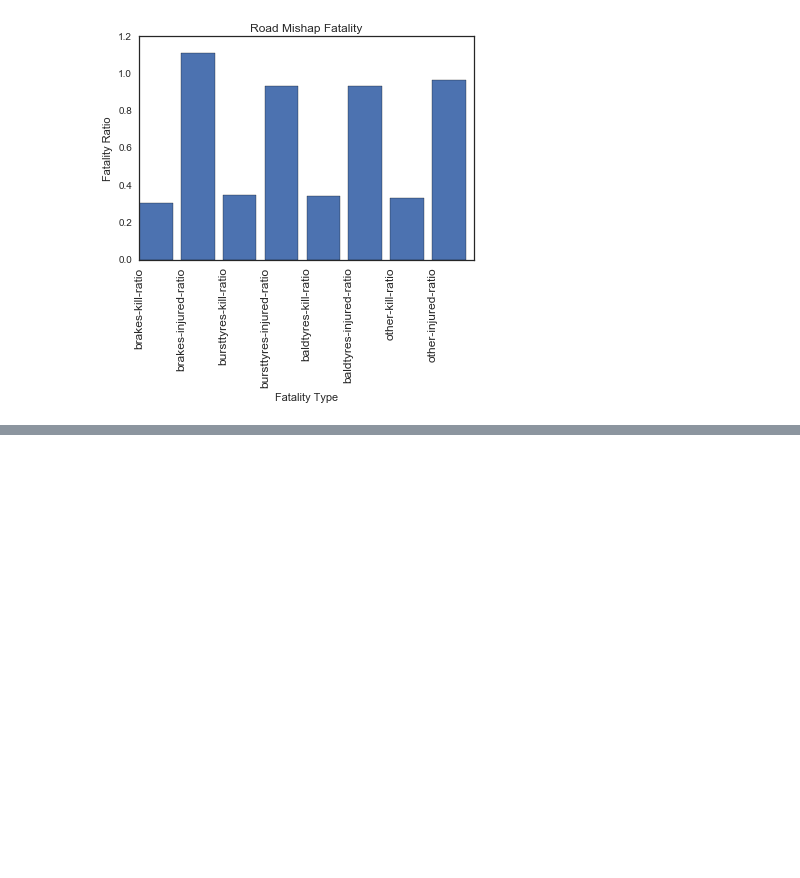
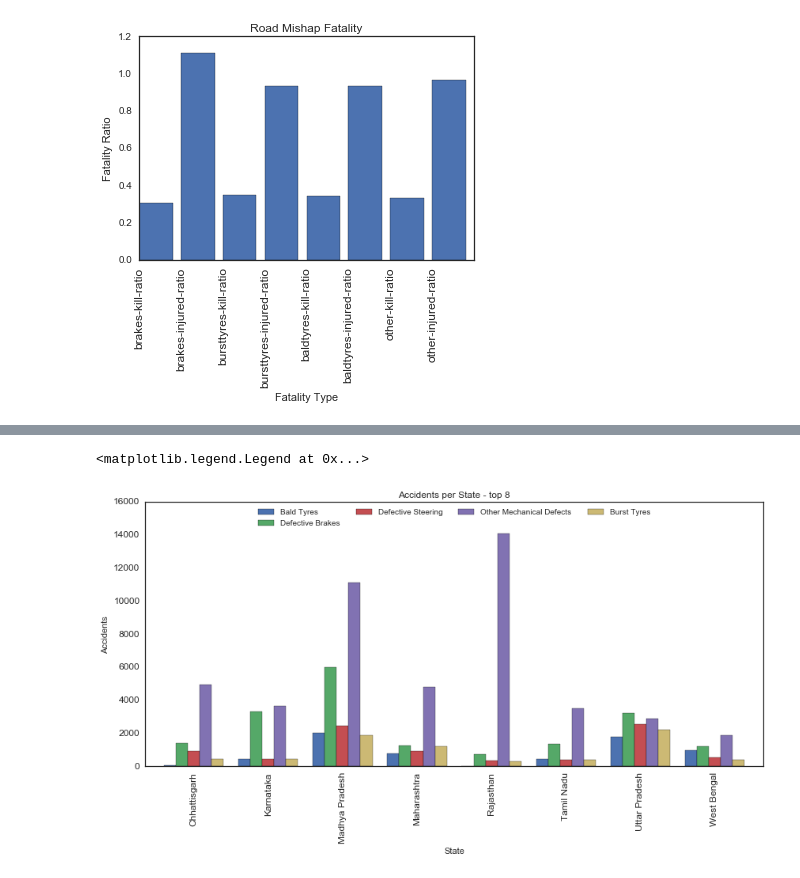
Before and after one commit to dbiswa4/python-projects, a Jupyter notebook: spring-2017/src/data-viz/proj/vehicle-defect-01.ipynb, the cells around one changed output, grey strips where cells are left out. Cells and saved outputs as stored; diff of their text form; code cells hidden in the pictures; blank space fills up the shorter version.

```diff
--- a/spring-2017/src/data-viz/proj/vehicle-defect-01.ipynb
+++ b/spring-2017/src/data-viz/proj/vehicle-defect-01.ipynb
@@ -423,0 +449,6 @@ plt.title('Road Mishap Fatality')
+# %%
+#cf.set_config_file(offline=False, world_readable=True, theme='ggplot')
+#df = pd.DataFrame(np.random.rand(10, 4), columns=['A', 'B', 'C', 'D'])
+accidents_top8_melted_df = pd.melt(sorted_total_accidents_top8_df, id_vars=['State'], value_vars=['DefectiveBrakes-NumberofAccident-2014','DefectiveSteering-NumberofAccident-2014','PuncturedBurstTypres-NumberofAccident-2014','BaldTyres-NumberofAccident-2014','OtherSeriousMechanicalDefect-NumberofAccident-2014'])
+accidents_top8_melted_df.columns = ['State', 'DefectType', 'NoOfAccident']
+accidents_top8_melted_df.head()
@@ -423,0 +474,9 @@ plt.title('Road Mishap Fatality')
+# %%
+accidents_top8_pivot_df = accidents_top8_melted_df.pivot(index='State', columns='DefectType', values='NoOfAccident')
+accident_plot = accidents_top8_pivot_df.plot.bar(figsize=(14,6), width=0.8, fontsize='large')
+accident_plot.set_ylabel('Accidents')
+accident_plot.set_title('Accidents per State - top 8')
+accident_plot.legend(["Bald Tyres","Defective Brakes","Defective Steering","Other Mechanical Defects", "Burst Tyres"], loc=9,ncol=4)
+# %% [output]
+<matplotlib.legend.Legend at 0x...>
+[figure, added]
```
Also changed, not shown: parts of 8 cells of this notebook.
